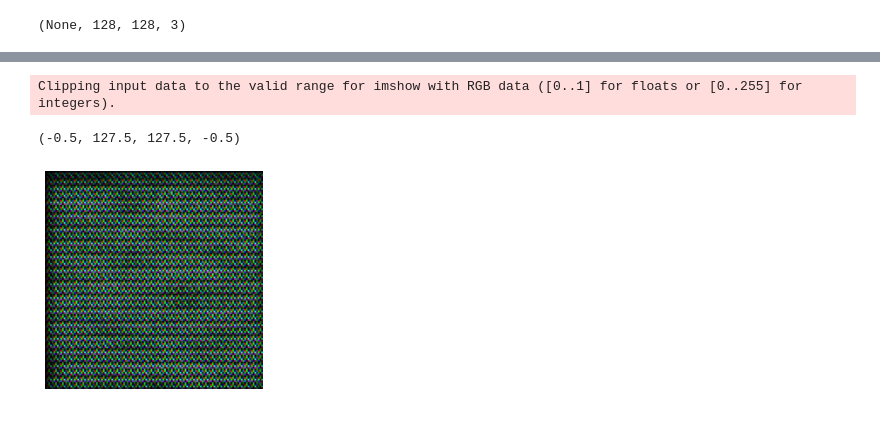
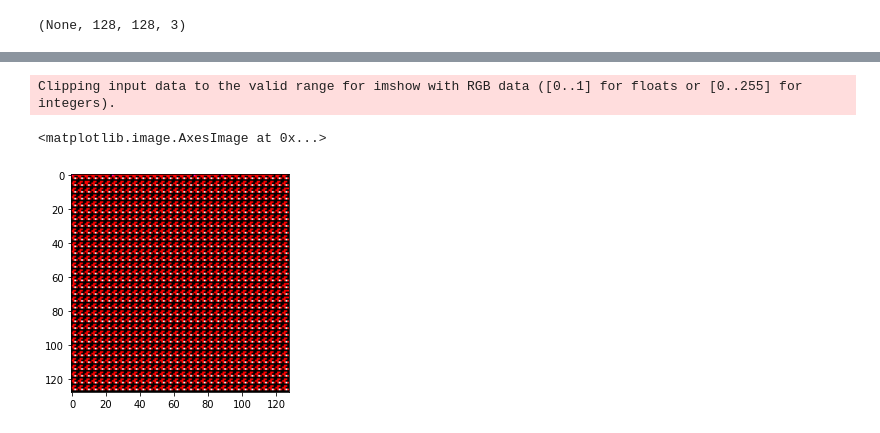
Before and after one commit to JohnTheMotley/CreepyGAN, a Jupyter notebook: main.ipynb, the cells around one changed output, grey strips where cells are left out. Cells and saved outputs as stored; diff of their text form; code cells hidden in the pictures.

```diff
--- a/main.ipynb
+++ b/main.ipynb
@@ -155,18 +157,16 @@ full_model.compile(
     metrics=['accuracy']
 )
 # %%
-train_vectors = tf.random.normal((2000, VECTOR_LENGTH))
-train_labels = tf.concat([
-    tf.ones((1000, 1)),
-    tf.zeros((1000, 1)),
-], 0)
+VECTORS_COUNT = 10000
 
+train_vectors = tf.random.normal((VECTORS_COUNT, VECTOR_LENGTH))
+train_labels = tf.concat([tf.ones((int)(VECTORS_COUNT / 2)), tf.zeros((int)(VECTORS_COUNT / 2))], 0)
 
 full_model.fit(
     x=train_vectors,
     y=train_labels,
+    epochs=10,
     validation_split=0.3,
     shuffle=True,
-    epochs=2,
 )
 # %% [output]
@@ -177,10 +193,9 @@ Epoch 2/2
 <tensorflow.python.keras.callbacks.History at 0x...>
 # %%
-generated_images = generator_model(train_vectors, training=False)
+generated_images = generator_model(train_vectors[:10], training=False)
 
-plt.imshow(generated_images[1])
-plt.axis('off')
+plt.imshow(generated_images[0])
 # %% [output]
 Clipping input data to the valid range for imshow with RGB data ([0..1] for floats or [0..255] for integers).
-(-0.5, 127.5, 127.5, -0.5)
+<matplotlib.image.AxesImage at 0x...>
-[figure, old version]
+[figure, new version]
```
Also changed, not shown: parts of 3 cells of this notebook.
